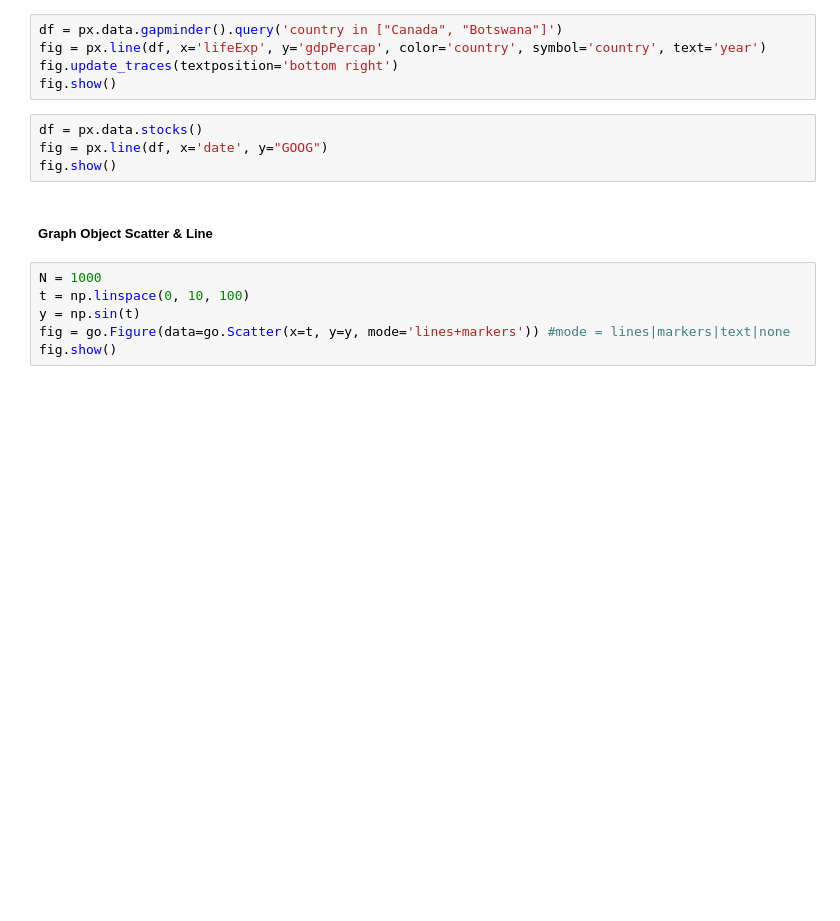
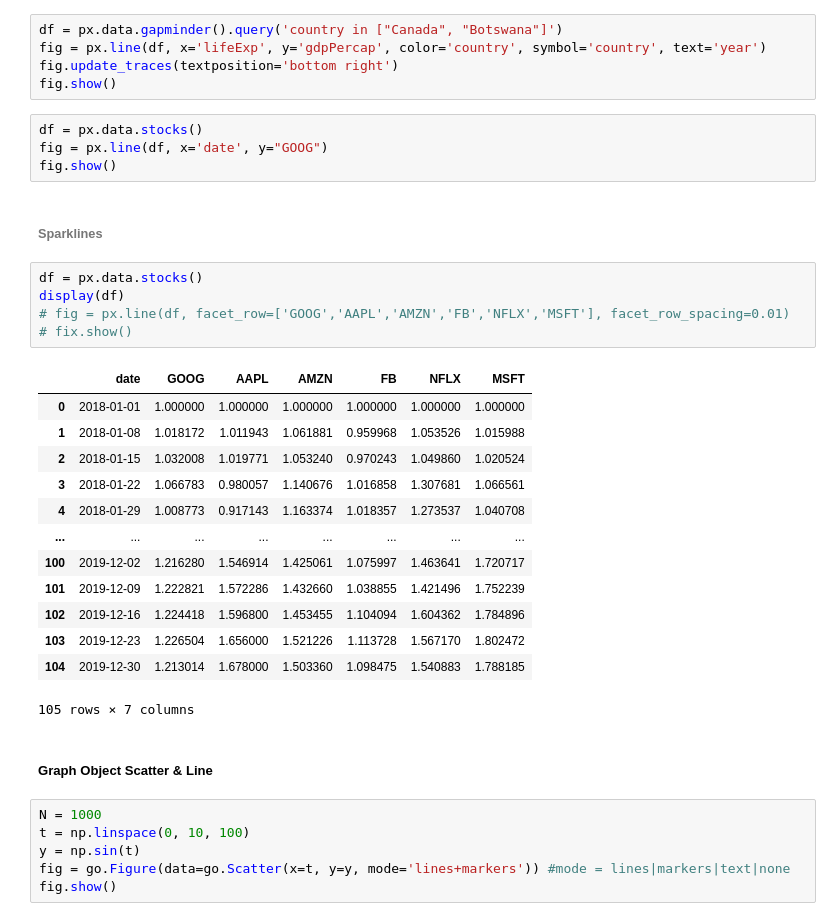
Before and after one commit to mrazakqq/plotly-tutorial, a Jupyter notebook: plotly-tutorial.ipynb, the cells around one changed output. Saved outputs shown, nothing was run; the diff lists cells and outputs as text; blank space fills up the shorter version.

Commit message:
line

```diff
--- a/plotly-tutorial.ipynb
+++ b/plotly-tutorial.ipynb
@@ -273,6 +273,27 @@ fig.show()
 df = px.data.stocks()
 fig = px.line(df, x='date', y="GOOG")
 fig.show()
+# %% [markdown]
+###### **Sparklines**
+# %%
+df = px.data.stocks()
+display(df)
+# fig = px.line(df, facet_row=['GOOG','AAPL','AMZN','FB','NFLX','MSFT'], facet_row_spacing=0.01)
+# fix.show()
+# %% [output]
+|  | date | GOOG | AAPL | AMZN | FB | NFLX | MSFT |
+| 0 | 2018-01-01 | 1.000000 | 1.000000 | 1.000000 | 1.000000 | 1.000000 | 1.000000 |
+| 1 | 2018-01-08 | 1.018172 | 1.011943 | 1.061881 | 0.959968 | 1.053526 | 1.015988 |
+| 2 | 2018-01-15 | 1.032008 | 1.019771 | 1.053240 | 0.970243 | 1.049860 | 1.020524 |
+| 3 | 2018-01-22 | 1.066783 | 0.980057 | 1.140676 | 1.016858 | 1.307681 | 1.066561 |
+| 4 | 2018-01-29 | 1.008773 | 0.917143 | 1.163374 | 1.018357 | 1.273537 | 1.040708 |
+| ... | ... | ... | ... | ... | ... | ... | ... |
+| 100 | 2019-12-02 | 1.216280 | 1.546914 | 1.425061 | 1.075997 | 1.463641 | 1.720717 |
+| 101 | 2019-12-09 | 1.222821 | 1.572286 | 1.432660 | 1.038855 | 1.421496 | 1.752239 |
+| 102 | 2019-12-16 | 1.224418 | 1.596800 | 1.453455 | 1.104094 | 1.604362 | 1.784896 |
+| 103 | 2019-12-23 | 1.226504 | 1.656000 | 1.521226 | 1.113728 | 1.567170 | 1.802472 |
+| 104 | 2019-12-30 | 1.213014 | 1.678000 | 1.503360 | 1.098475 | 1.540883 | 1.788185 |
+105 rows × 7 columns
 # %% [markdown]
 ##### **Graph Object Scatter & Line**
 # %%
```
Also changed, not shown: parts of 9 cells of this notebook.
